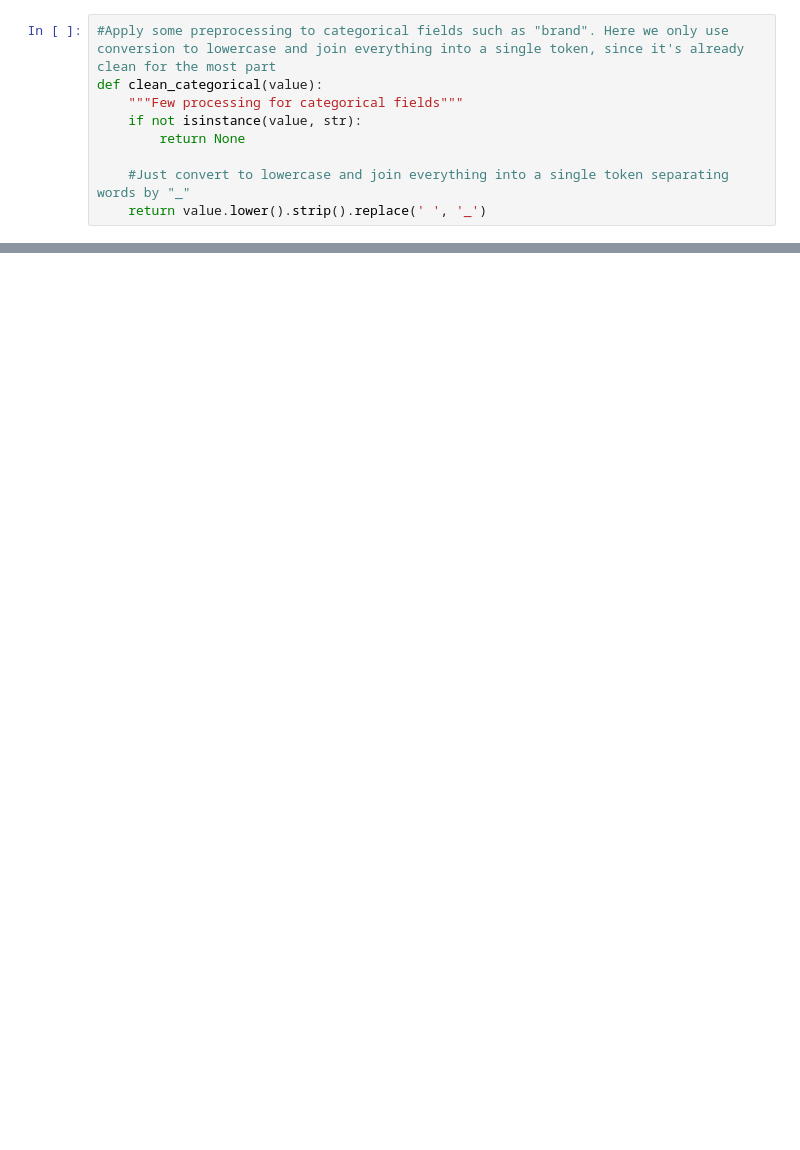
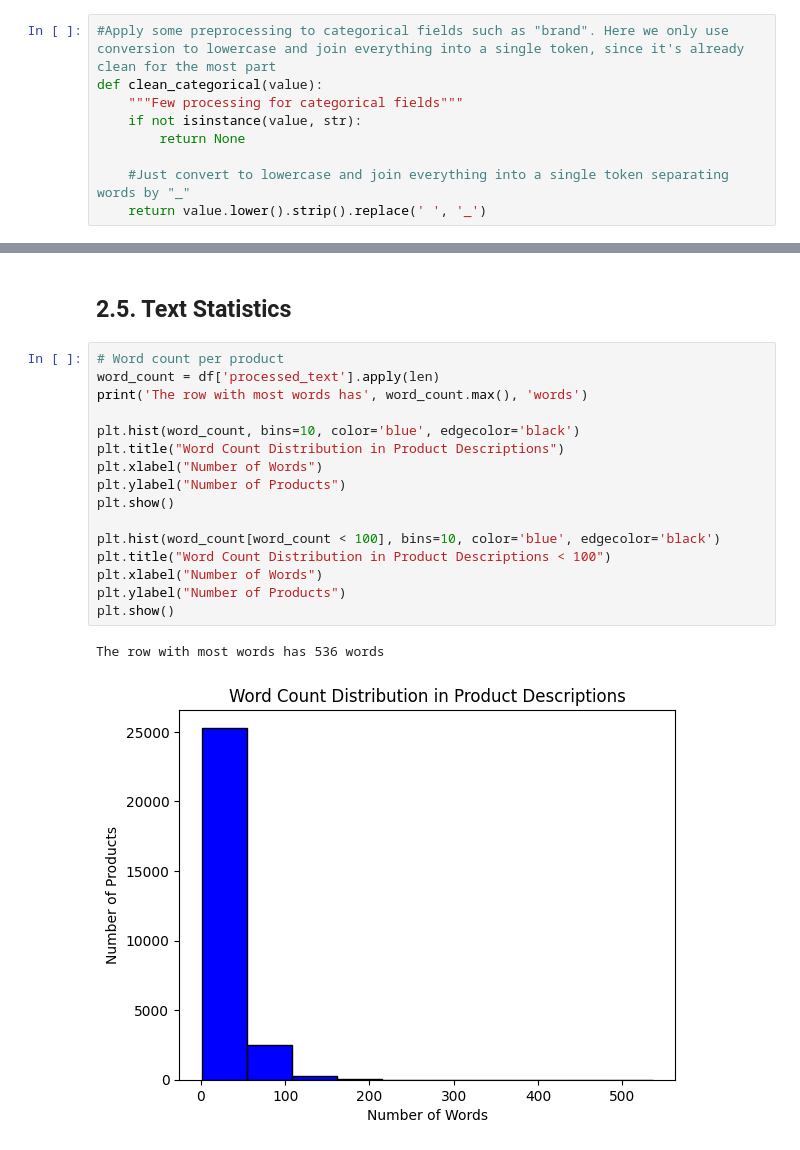
Before and after one commit to juliaaaloopez/irwa_search_engine_G_011, a Jupyter notebook: project_progress/part_1/Part_1.ipynb, the cells around one changed output, grey strips where cells are left out. Saved outputs shown, nothing was run; the diff lists cells and outputs as text; blank space fills up the shorter version.

```diff
--- a/project_progress/part_1/Part_1.ipynb
+++ b/project_progress/part_1/Part_1.ipynb
@@ -346,0 +385,21 @@ display(processed_corpus[0])
+# %% [markdown]
+## 2.5. Text Statistics
+# %%
+# Word count per product
+word_count = df['processed_text'].apply(len)
+print('The row with most words has', word_count.max(), 'words')
+
+plt.hist(word_count, bins=10, color='blue', edgecolor='black')
+plt.title("Word Count Distribution in Product Descriptions")
+plt.xlabel("Number of Words")
+plt.ylabel("Number of Products")
+plt.show()
+
+plt.hist(word_count[word_count < 100], bins=10, color='blue', edgecolor='black')
+plt.title("Word Count Distribution in Product Descriptions < 100")
+plt.xlabel("Number of Words")
+plt.ylabel("Number of Products")
+plt.show()
+# %% [output]
+The row with most words has 536 words
+[figure, added]
```
Also changed, not shown: parts of 34 cells of this notebook, 1 other file.
